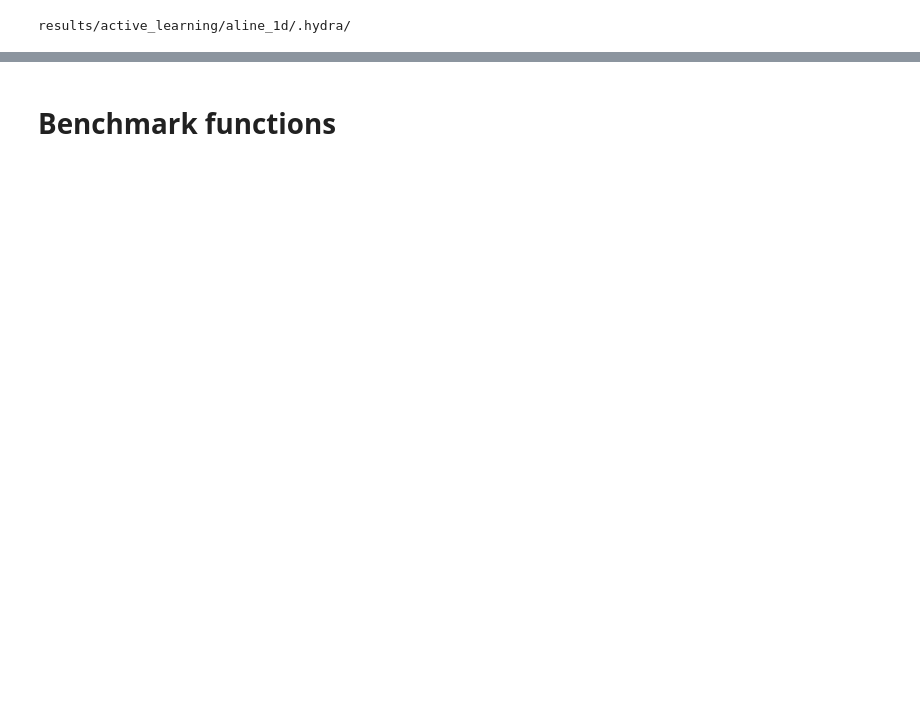
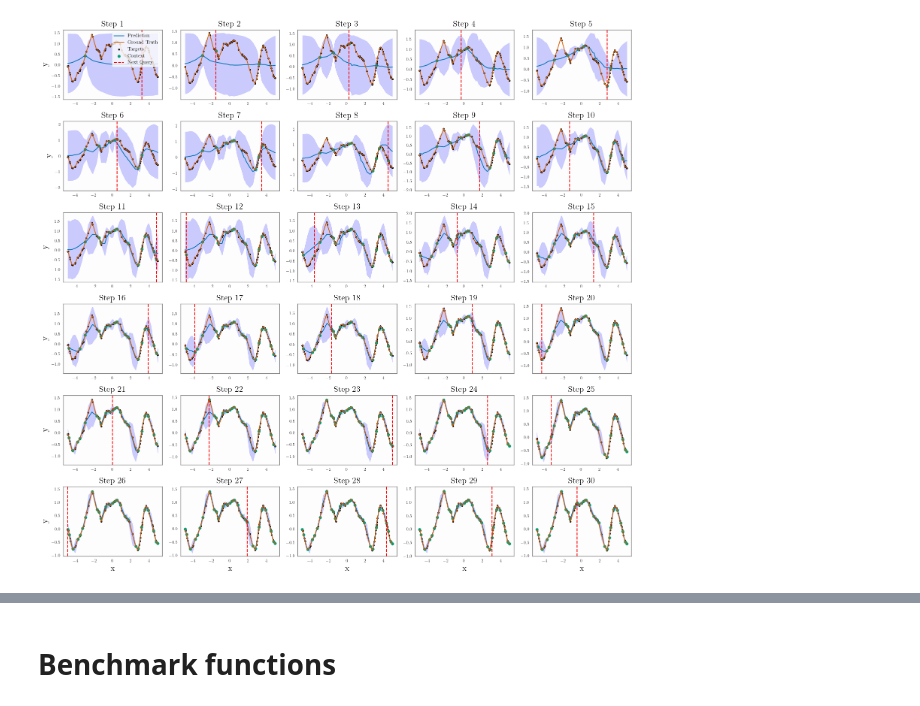
Before and after one commit to huangdaolang/ALINE, a Jupyter notebook: notebooks/eval_al.ipynb, the cells around one changed output, grey strips where cells are left out. Saved outputs shown, nothing was run; the diff lists cells and outputs as text; code cells hidden in the pictures; blank space fills up the shorter version.

```diff
--- a/notebooks/eval_al.ipynb
+++ b/notebooks/eval_al.ipynb
@@ -75,23 +31,0 @@ matplotlib.rcParams.update({
-# %%
-def load_config_and_model(path, config_name="config.yaml", file_name="aae.pth"):
-    """
-    Loads configuration and model from a specified path. Instantiates the model components
-    (embedder, encoder, and head) based on the configuration, and loads the model's checkpoint.
-    """
-    config_path = path + ".hydra/"
-    print(config_path)
-    with initialize(version_base=None, config_path=config_path):
-        cfg = compose(config_name=config_name)
-
-        embedder = hydra.utils.instantiate(cfg.embedder)
-        encoder = hydra.utils.instantiate(cfg.encoder)
-        head = hydra.utils.instantiate(cfg.head)
-        model = BaseTransformer(embedder, encoder, head)
-
-        # file_path = os.path.join(path, 'model', file_name)
-        # model.load_state_dict(torch.load(file_path, map_location=torch.get_default_device(), weights_only=True))
-
-        ckpt = torch.load(os.path.join(path, file_name), map_location=torch.get_default_device(), weights_only=False)
-
-        model.load_state_dict(ckpt["model"])
-    return cfg, model
@@ -152,8 +47,9 @@ def calculate_targeted_log_prob(eval_set, cfg, model, experiment, T, acquisition
         log_probs: Tensor of log probabilities at each time step [T, batch_size]
         rmse_values: Tensor of RMSE values at each time step [T, batch_size]
     """
+    model.eval()
+    batch = copy.deepcopy(eval_set)
 
-    batch = copy.deepcopy(eval_set)
     batch_size = batch.context_x.shape[0]
     mask_type = cfg.task.mask_type[0]
 
@@ -191,11 +87,12 @@ def calculate_targeted_log_prob(eval_set, cfg, model, experiment, T, acquisition
 
     for t in range(T):
 
+        start_time = time.time()
         if cfg.time_token:
             batch.t = torch.tensor([t/T])
 
         # Forward pass
-        outs = model.forward(batch, predict=True)
+        outs = model.forward(batch)
 
         design_out = outs.design_out
         posterior_out = outs.posterior_out
@@ -227,14 +124,14 @@ def calculate_targeted_log_prob(eval_set, cfg, model, experiment, T, acquisition
         rmse_values[t] = masked_target_rmse  # [batch_size]
 
         # Select next design point
-        if acquisition == "aline":
+        if acquisition == "aae":
             index = design_out.idx
         elif acquisition == "random":
             query_size = batch.query_x.shape[1]
             # Generate random indices within the valid range for each batch element
             index = torch.randint(0, query_size, (batch_size, 1), device=batch.query_x.device)
         elif acquisition == "uncertainty_sampling":
-            uncertainties = calculate_gmm_uncertainties(
+            uncertainties = calculate_gmm_variance(
                 posterior_out_query.mixture_means,
                 posterior_out_query.mixture_stds,
                 posterior_out_query.mixture_weights
@@ -243,6 +140,8 @@ def calculate_targeted_log_prob(eval_set, cfg, model, experiment, T, acquisition
             index = torch.argmax(uncertainties, dim=1, keepdim=True)
         else:
             raise NotImplementedError
+
+        all_time[t] = time.time() - start_time
 
         # Get the next design point
         next_design_x = torch.gather(
@@ -306,9 +205,6 @@ def calculate_targeted_log_prob(eval_set, cfg, model, experiment, T, acquisition
             all_gt = y_values.numpy().reshape(-1)
             all_gt = all_gt[sort_indices]
 
-            # Compute MSE
-            mse = mean_squared_error(all_gt, all_means)
-
             # Plot
             ax.plot(all_x, all_means, 'C0', label='Prediction')
             ax.fill_between(all_x, all_lower, all_upper, color='b', alpha=0.2)
@@ -348,3 +244,4 @@ def calculate_targeted_log_prob(eval_set, cfg, model, experiment, T, acquisition
         plt.show()
 
     return log_probs, rmse_values
+    # return all_time
@@ -796,5 +263,5 @@ cfg, model = load_config_and_model(
     path="results/active_learning/aline_1d/",
     file_name="ckpt_al_1d.tar"
 )
+cfg.task.n_target_data = 100
+cfg.task.n_query_init = 500
-# %% [output]
-results/active_learning/aline_1d/.hydra/
@@ -800,0 +274,4 @@ results/active_learning/aline_1d/.hydra/
+# %%
+log_probs_ours, rmse_ours = calculate_targeted_log_prob(eval_set, cfg, model, experiment, T, acquisition="aae", attend_to="data", visualize=True)
+# %% [output]
+[figure, added]
```
Also changed, not shown: parts of 61 cells of this notebook, 1 other file.
